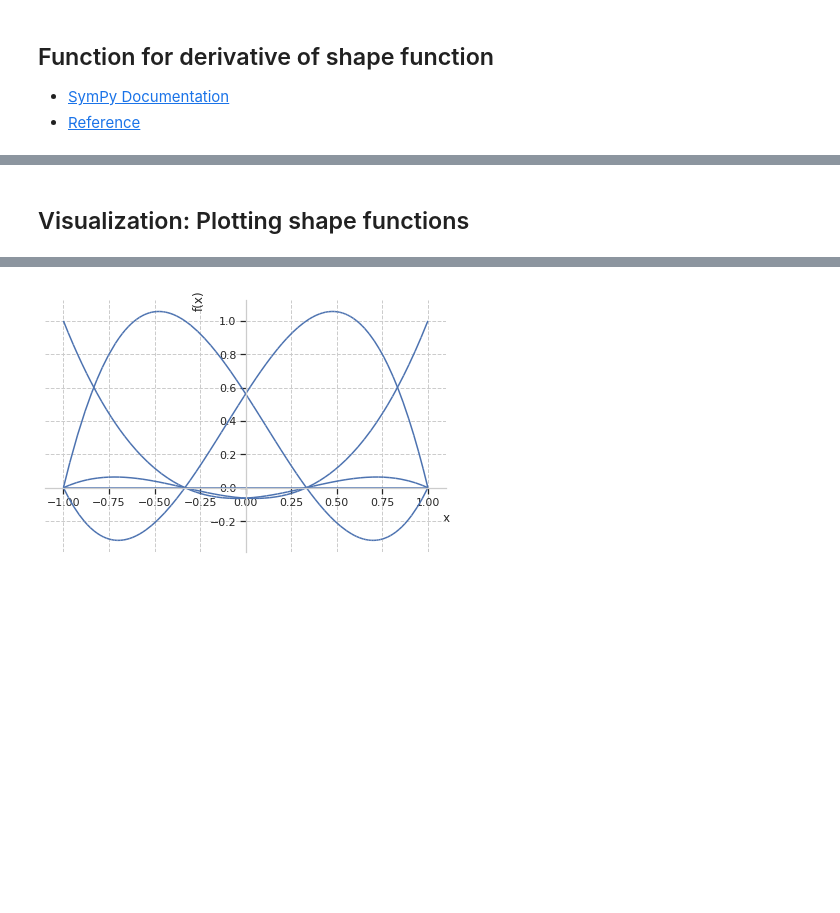
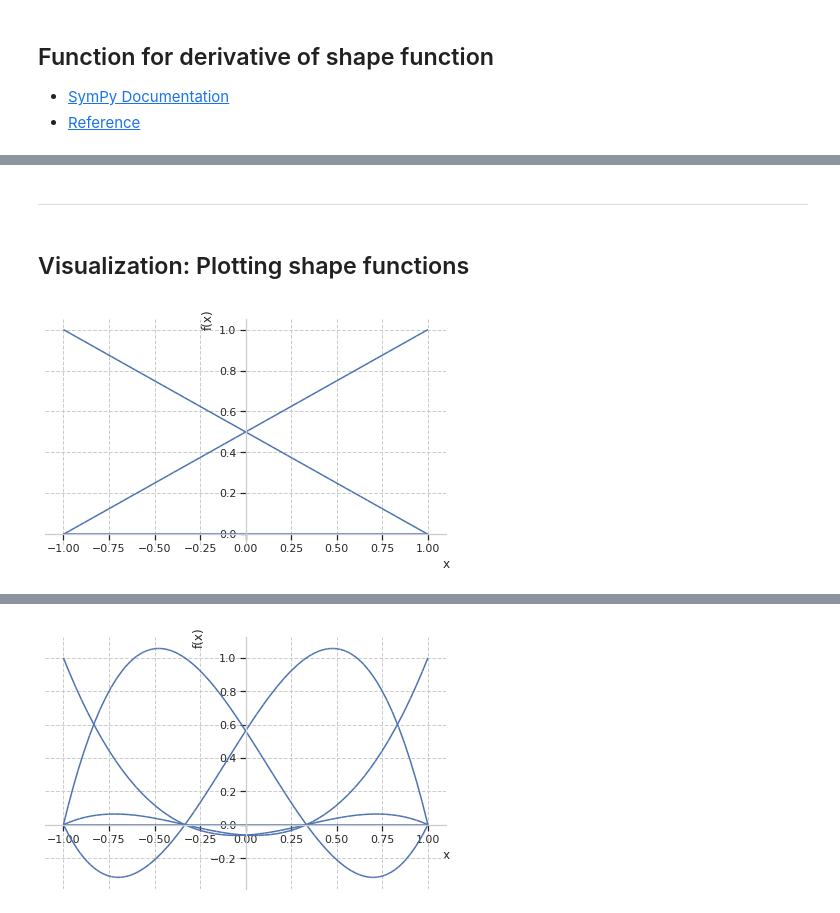
Before and after one commit to iampramodyadav/FEA, a Jupyter notebook: Shape_Function.ipynb, the cells around one changed output, grey strips where cells are left out. Cells and saved outputs as stored; diff of their text form; code cells hidden in the pictures; blank space fills up the shorter version.

```diff
--- a/Shape_Function.ipynb
+++ b/Shape_Function.ipynb
@@ -75,3 +93,7 @@ $\displaystyle 1.0 z - 0.5$
+# %% [markdown]
+
+
+---
 # %% [markdown]
 ## Visualization: Plotting shape functions
 # %%
@@ -95,3 +117,7 @@ def plotSHAPE(p,z):
     p1.append(p2[0])
 
   return p1.show()
+# %%
+plotSHAPE(1,z)
+# %% [output]
+[figure, added]
```
Also changed, not shown: parts of 11 cells of this notebook.
